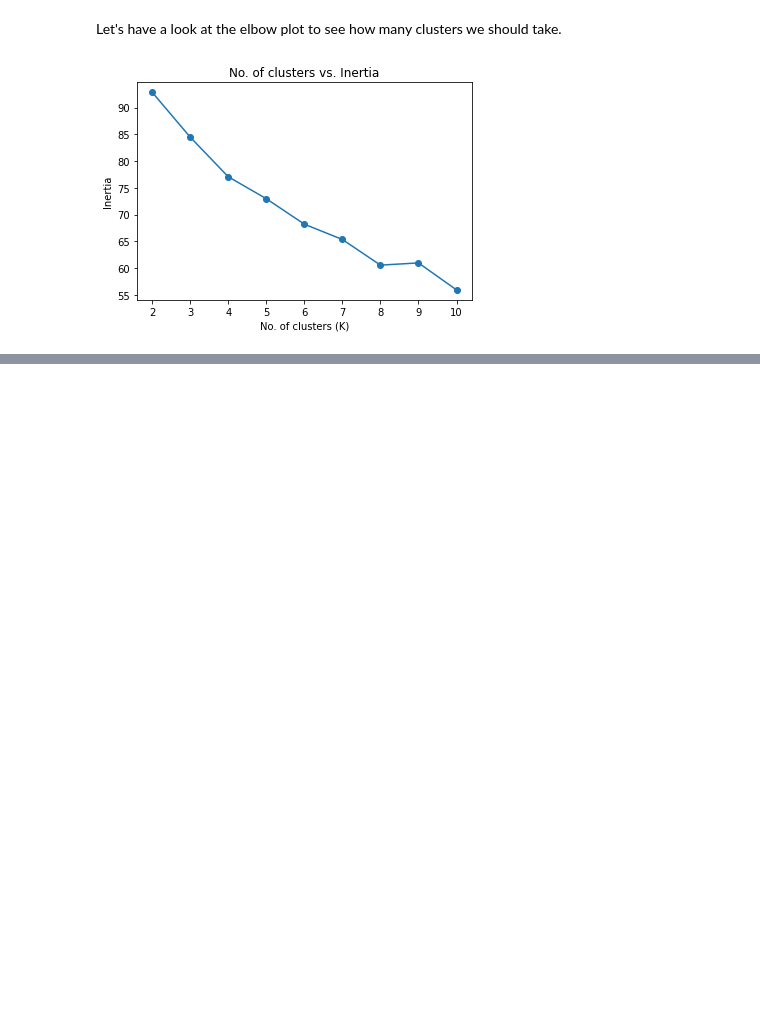
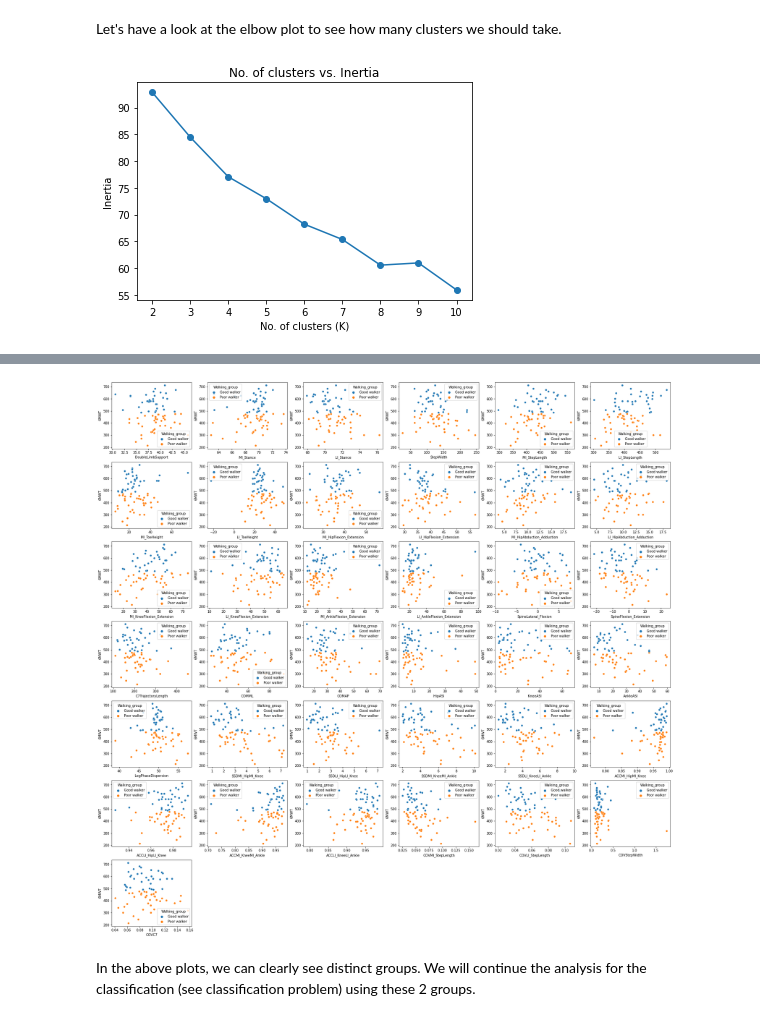
Before and after one commit to paulinegut/Gait-analysis, a Jupyter notebook: FinalProject_6MWTprediction.ipynb, the cells around one changed output, grey strips where cells are left out. Saved outputs shown, nothing was run; the diff lists cells and outputs as text; code cells hidden in the pictures; blank space fills up the shorter version.

```diff
--- a/FinalProject_6MWTprediction.ipynb
+++ b/FinalProject_6MWTprediction.ipynb
@@ -551,0 +620,3 @@ Let's now predict the 6MWT with the gait parameters using linear regression. Thi
+# %%
+Mean6MWT = np.mean(df['6MWT'])
+print('The mean 6MWT of the entire population is {} meters'.format(round(Mean6MWT)))
@@ -551,0 +625,7 @@ Let's now predict the 6MWT with the gait parameters using linear regression. Thi
+# %%
+for i in range(0,71):
+  if df.loc[i,'6MWT'] <= Mean6MWT:
+    demographics.loc[i, 'Walking_group'] = 'Poor walker'
+  else:
+    demographics.loc[i, 'Walking_group'] = 'Good walker'
+demographics.head()
@@ -551,0 +639,12 @@ Let's now predict the 6MWT with the gait parameters using linear regression. Thi
+# %%
+plt.figure(figsize = (30,30))
+plt.title('Gait parameters vs 6MWT')
+for i in range(1, 38):
+  plt.subplot(7, 6, i)
+  sns.scatterplot(x = df.iloc[:,i], y = df['6MWT'], hue = demographics['Walking_group'])
+  plt.xlabel(df.iloc[:,i].name)
+  plt.ylabel('6MWT')
+# %% [output]
+[figure, added]
+# %% [markdown]
+In the above plots, we can clearly see distinct groups. We will continue the analysis for the classification (see classification problem) using these 2 groups.
```
Also changed, not shown: parts of 28 cells of this notebook.
